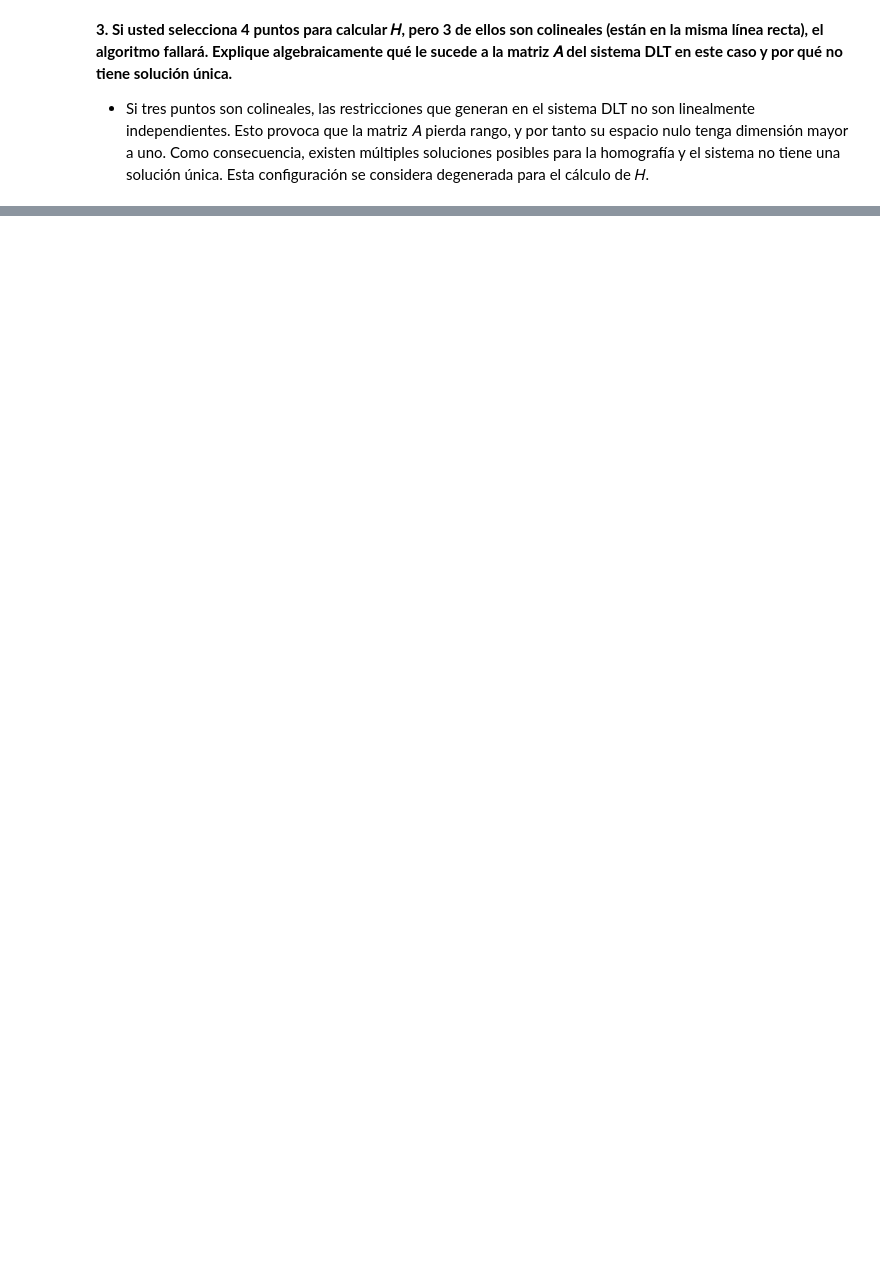
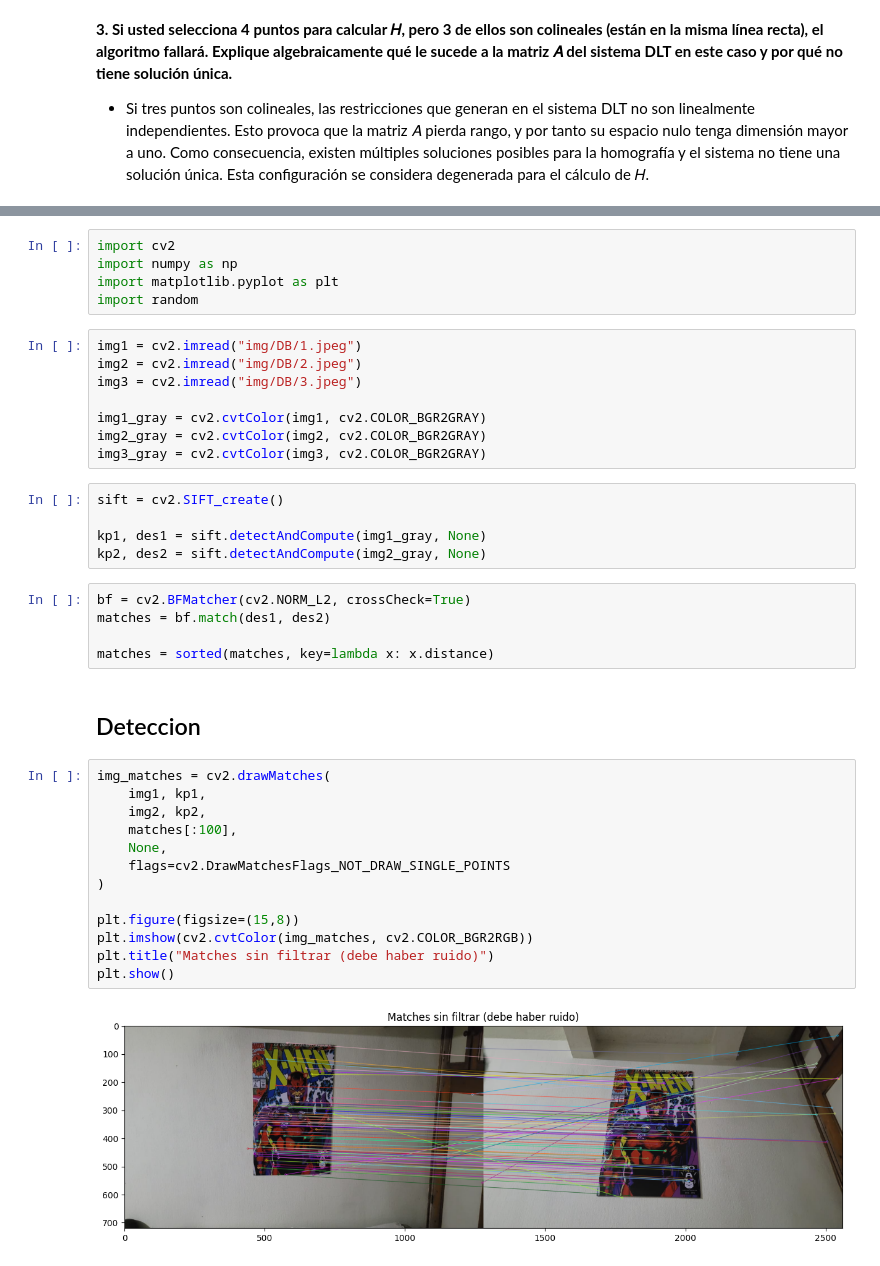
Before and after one commit to alee2602/LAB4-VPC, a Jupyter notebook: main.ipynb, the cells around one changed output, grey strips where cells are left out. Drawn from its saved outputs; the diff is of its cells as text; blank space fills up the shorter version.

```diff
--- a/main.ipynb
+++ b/main.ipynb
@@ -38,0 +41,40 @@ Link del repositorio: https://github.com/alee2602/LAB4-VPC
+# %%
+import cv2
+import numpy as np
+import matplotlib.pyplot as plt
+import random
+# %%
+img1 = cv2.imread("img/DB/1.jpeg")
+img2 = cv2.imread("img/DB/2.jpeg")
+img3 = cv2.imread("img/DB/3.jpeg")
+
+img1_gray = cv2.cvtColor(img1, cv2.COLOR_BGR2GRAY)
+img2_gray = cv2.cvtColor(img2, cv2.COLOR_BGR2GRAY)
+img3_gray = cv2.cvtColor(img3, cv2.COLOR_BGR2GRAY)
+# %%
+sift = cv2.SIFT_create()
+
+kp1, des1 = sift.detectAndCompute(img1_gray, None)
+kp2, des2 = sift.detectAndCompute(img2_gray, None)
+# %%
+bf = cv2.BFMatcher(cv2.NORM_L2, crossCheck=True)
+matches = bf.match(des1, des2)
+
+matches = sorted(matches, key=lambda x: x.distance)
+# %% [markdown]
+## Deteccion
+# %%
+img_matches = cv2.drawMatches(
+    img1, kp1,
+    img2, kp2,
+    matches[:100],
+    None,
+    flags=cv2.DrawMatchesFlags_NOT_DRAW_SINGLE_POINTS
+)
+
+plt.figure(figsize=(15,8))
+plt.imshow(cv2.cvtColor(img_matches, cv2.COLOR_BGR2RGB))
+plt.title("Matches sin filtrar (debe haber ruido)")
+plt.show()
+# %% [output]
+[figure, added]
```
Also changed, not shown: parts of 10 cells of this notebook, 9 other files.
